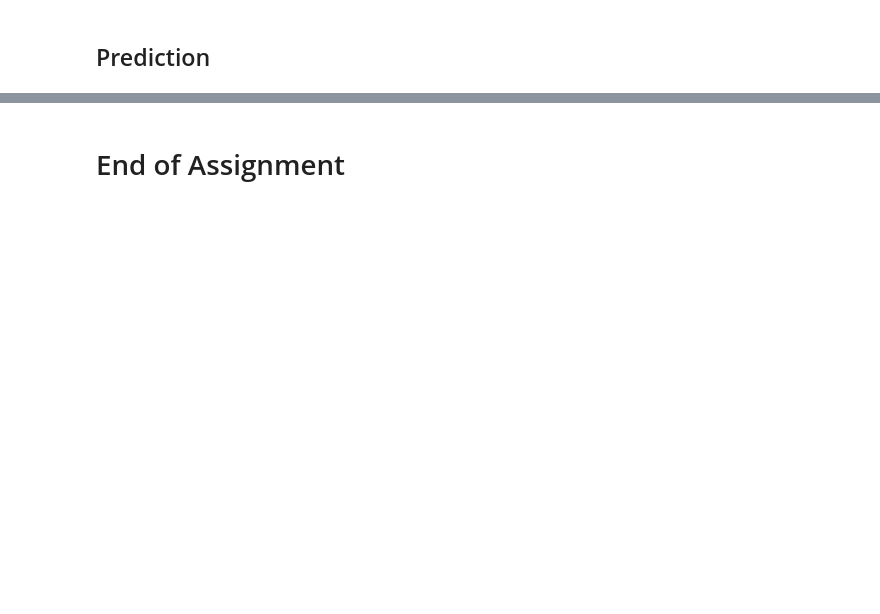
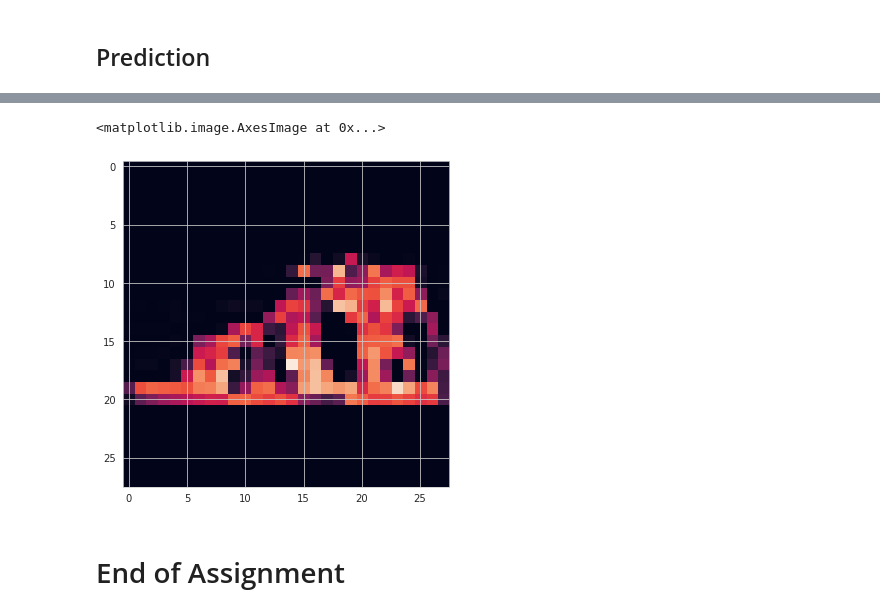
Before and after one commit to D1290-Ali/Data-Science, a Jupyter notebook: DL/Assignments/DL_Assignment_2_(Image_Classification_with_CNN).ipynb, the cells around one changed output, grey strips where cells are left out. Cells and saved outputs as stored; diff of their text form; code cells hidden in the pictures; blank space fills up the shorter version.

```diff
--- a/DL/Assignments/DL_Assignment_2_(Image_Classification_with_CNN).ipynb
+++ b/DL/Assignments/DL_Assignment_2_(Image_Classification_with_CNN).ipynb
@@ -59,7 +61,7 @@ tf.config.list_physical_devices("GPU")
 # %%
 from tensorflow.keras.datasets import fashion_mnist
 
-(x_train, y_train), (x_test, y_test) = fashion_mnist.load_data()
+(X_train, y_train), (X_test, y_test) = fashion_mnist.load_data()
 # %%
 print("There are ", len(X_train), "images in the training dataset")
 print("There are ", len(X_test), "images in the test dataset")
@@ -275,5 +468,8 @@ np.argmax(pred)
 # %%
-plt.imshow(X_test[5].reshape(28,28))
+plt.imshow(X_test[11].reshape(28,28))
+# %% [output]
+<matplotlib.image.AxesImage at 0x...>
+[figure, added]
 # %% [markdown]
 # End of Assignment
 # %% [markdown]
```
Also changed, not shown: parts of 51 cells of this notebook.
